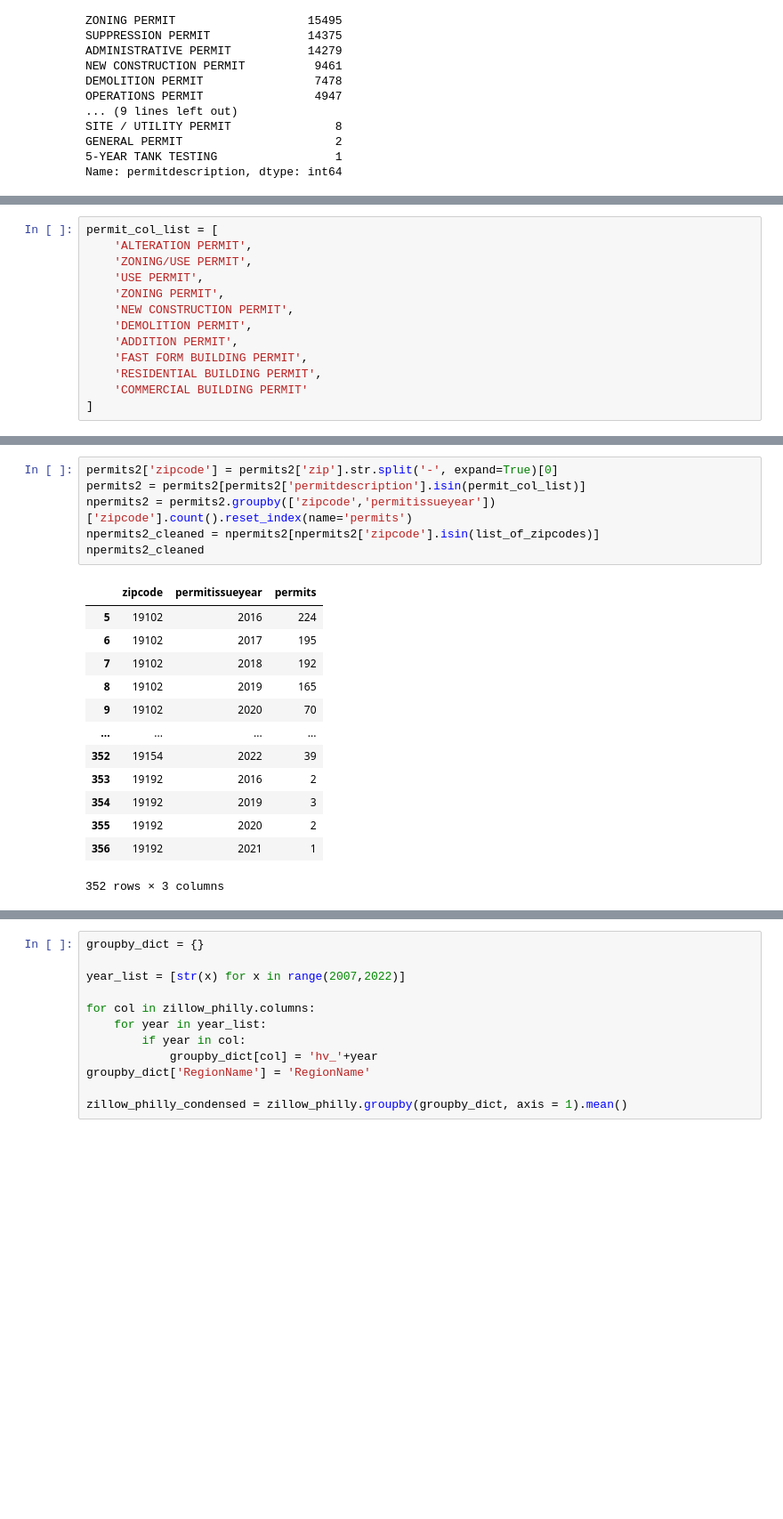
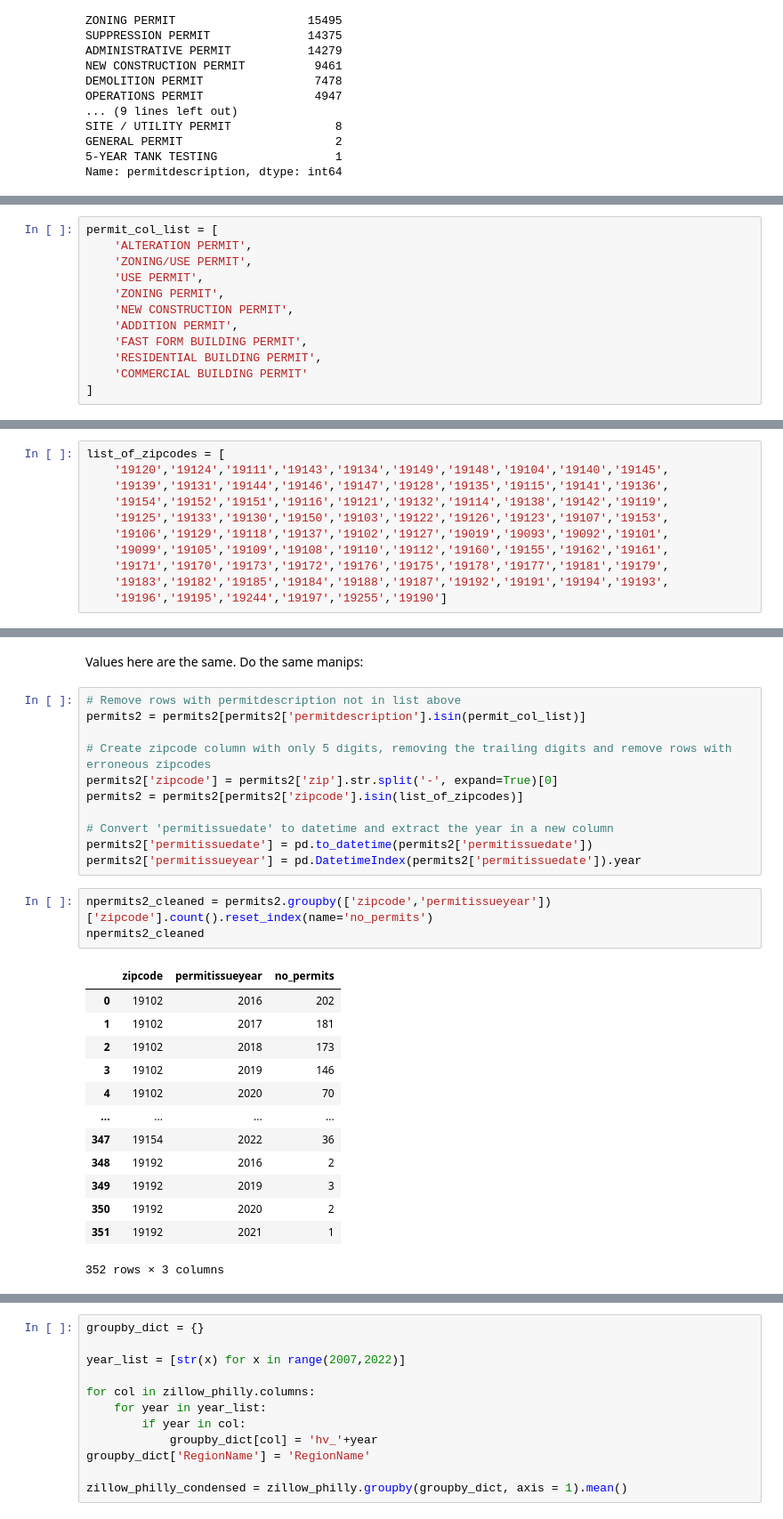
Before and after one commit to JohnnyKile/Philadelphia-Housing-Analysis, a Jupyter notebook: Philadelphia Housing Analysis.ipynb, the cells around one changed output, grey strips where cells are left out. Shown at 89% size. Cells and saved outputs as stored; diff of their text form; blank space fills up the shorter version.

```diff
--- a/Philadelphia Housing Analysis.ipynb
+++ b/Philadelphia Housing Analysis.ipynb
@@ -183,7 +103,6 @@ permit_col_list = [
     'USE PERMIT',
     'ZONING PERMIT',
     'NEW CONSTRUCTION PERMIT',
-    'DEMOLITION PERMIT',
     'ADDITION PERMIT',
     'FAST FORM BUILDING PERMIT',
     'RESIDENTIAL BUILDING PERMIT',
@@ -193,0 +132,11 @@ permits = permits[permits['permitdescription'].isin(permit_col_list)]
+# %%
+list_of_zipcodes = [
+    '19120','19124','19111','19143','19134','19149','19148','19104','19140','19145',
+    '19139','19131','19144','19146','19147','19128','19135','19115','19141','19136',
+    '19154','19152','19151','19116','19121','19132','19114','19138','19142','19119',
+    '19125','19133','19130','19150','19103','19122','19126','19123','19107','19153',
+    '19106','19129','19118','19137','19102','19127','19019','19093','19092','19101',
+    '19099','19105','19109','19108','19110','19112','19160','19155','19162','19161',
+    '19171','19170','19173','19172','19176','19175','19178','19177','19181','19179',
+    '19183','19182','19185','19184','19188','19187','19192','19191','19194','19193',
+    '19196','19195','19244','19197','19255','19190']
@@ -288,22 +211,32 @@ Dates go from 2016 - 2022, total is 2007-2022. Let's look at Zillow info
+# %% [markdown]
+Values here are the same.  Do the same manips:
+# %%
+# Remove rows with permitdescription not in list above
+permits2 = permits2[permits2['permitdescription'].isin(permit_col_list)]
+
+# Create zipcode column with only 5 digits, removing the trailing digits and remove rows with erroneous zipcodes
+permits2['zipcode'] = permits2['zip'].str.split('-', expand=True)[0]
+permits2 = permits2[permits2['zipcode'].isin(list_of_zipcodes)]
+
+# Convert 'permitissuedate' to datetime and extract the year in a new column
+permits2['permitissuedate'] = pd.to_datetime(permits2['permitissuedate'])
+permits2['permitissueyear'] = pd.DatetimeIndex(permits2['permitissuedate']).year
 # %%
-permits2['zipcode'] = permits2['zip'].str.split('-', expand=True)[0]
-permits2 = permits2[permits2['permitdescription'].isin(permit_col_list)]
-npermits2 = permits2.groupby(['zipcode','permitissueyear'])['zipcode'].count().reset_index(name='permits')
-npermits2_cleaned = npermits2[npermits2['zipcode'].isin(list_of_zipcodes)]
+npermits2_cleaned = permits2.groupby(['zipcode','permitissueyear'])['zipcode'].count().reset_index(name='no_permits')
 npermits2_cleaned
 # %% [output]
-|  | zipcode | permitissueyear | permits |
-| 5 | 19102 | 2016 | 224 |
-| 6 | 19102 | 2017 | 195 |
-| 7 | 19102 | 2018 | 192 |
-| 8 | 19102 | 2019 | 165 |
-| 9 | 19102 | 2020 | 70 |
+|  | zipcode | permitissueyear | no_permits |
+| 0 | 19102 | 2016 | 202 |
+| 1 | 19102 | 2017 | 181 |
+| 2 | 19102 | 2018 | 173 |
+| 3 | 19102 | 2019 | 146 |
+| 4 | 19102 | 2020 | 70 |
 | ... | ... | ... | ... |
-| 352 | 19154 | 2022 | 39 |
-| 353 | 19192 | 2016 | 2 |
-| 354 | 19192 | 2019 | 3 |
-| 355 | 19192 | 2020 | 2 |
-| 356 | 19192 | 2021 | 1 |
+| 347 | 19154 | 2022 | 36 |
+| 348 | 19192 | 2016 | 2 |
+| 349 | 19192 | 2019 | 3 |
+| 350 | 19192 | 2020 | 2 |
+| 351 | 19192 | 2021 | 1 |
 352 rows × 3 columns
 # %%
 permit2_data = []
```
Also changed, not shown: parts of 77 cells of this notebook, 1 other file.
